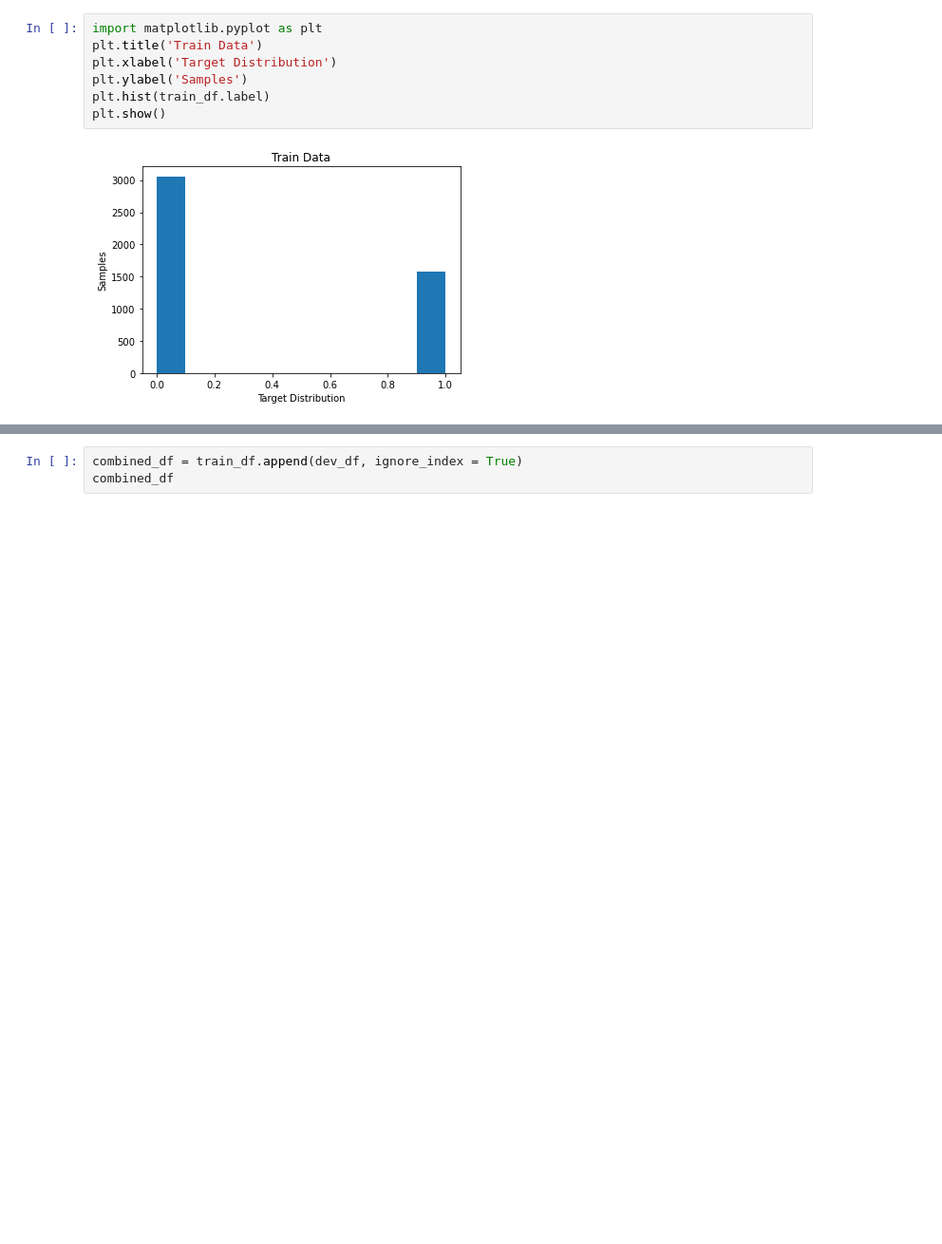
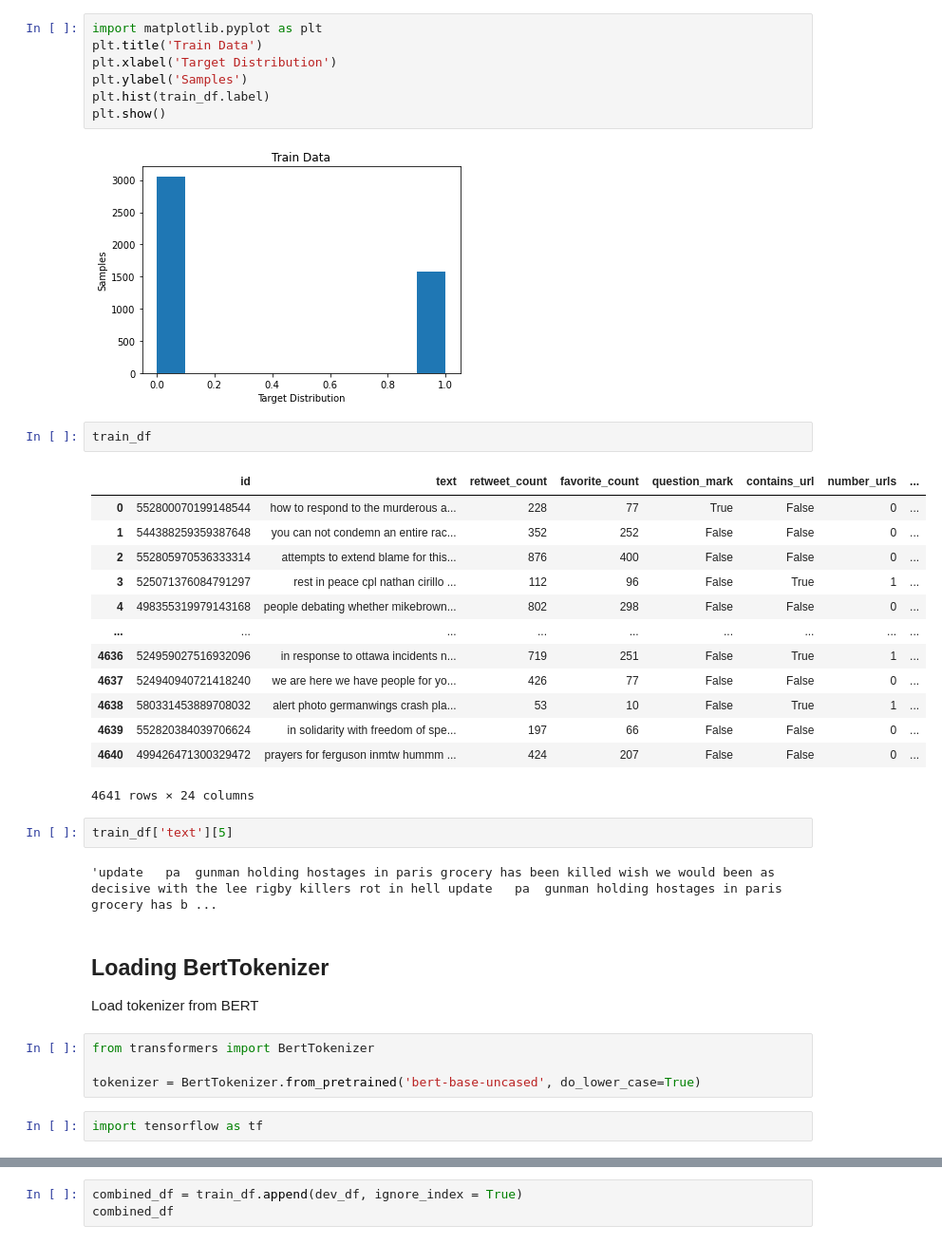
Before and after one commit to Bachfischer/COMP90042-Rumour-Detection-on-Twitter, a Jupyter notebook: src/01_rumour_detection_tf_with_huggingface_model_hub.ipynb, the cells around one changed output, grey strips where cells are left out. Shown: that part at 95% size. Saved outputs shown, nothing was run; the diff lists cells and outputs as text; blank space fills up the shorter version.

```diff
--- a/src/01_rumour_detection_tf_with_huggingface_model_hub.ipynb
+++ b/src/01_rumour_detection_tf_with_huggingface_model_hub.ipynb
@@ -21,3 +23,33 @@ plt.hist(train_df.label)
 plt.show()
 # %% [output]
 [figure]
+# %%
+train_df
+# %% [output]
+|  | id | text | retweet_count | favorite_count | question_mark | contains_url | number_urls | ... |
+| 0 | 552800070199148544 | how to respond to the murderous a... | 228 | 77 | True | False | 0 | ... |
+| 1 | 544388259359387648 | you can not condemn an entire rac... | 352 | 252 | False | False | 0 | ... |
+| 2 | 552805970536333314 | attempts to extend blame for this... | 876 | 400 | False | False | 0 | ... |
+| 3 | 525071376084791297 | rest in peace cpl nathan cirillo ... | 112 | 96 | False | True | 1 | ... |
+| 4 | 498355319979143168 | people debating whether mikebrown... | 802 | 298 | False | False | 0 | ... |
+| ... | ... | ... | ... | ... | ... | ... | ... | ... |
+| 4636 | 524959027516932096 | in response to ottawa incidents n... | 719 | 251 | False | True | 1 | ... |
+| 4637 | 524940940721418240 | we are here we have people for yo... | 426 | 77 | False | False | 0 | ... |
+| 4638 | 580331453889708032 | alert photo germanwings crash pla... | 53 | 10 | False | True | 1 | ... |
+| 4639 | 552820384039706624 | in solidarity with freedom of spe... | 197 | 66 | False | False | 0 | ... |
+| 4640 | 499426471300329472 | prayers for ferguson inmtw hummm ... | 424 | 207 | False | False | 0 | ... |
+4641 rows × 24 columns
+# %%
+train_df['text'][5]
+# %% [output]
+'update   pa  gunman holding hostages in paris grocery has been killed wish we would been as decisive with the lee rigby killers rot in hell update   pa  gunman holding hostages in paris grocery has b ...
+# %% [markdown]
+## Loading BertTokenizer
+
+Load tokenizer from BERT
+# %%
+from transformers import BertTokenizer
+
+tokenizer = BertTokenizer.from_pretrained('bert-base-uncased', do_lower_case=True)
+# %%
+import tensorflow as tf
```
Also changed, not shown: parts of 49 cells of this notebook.
